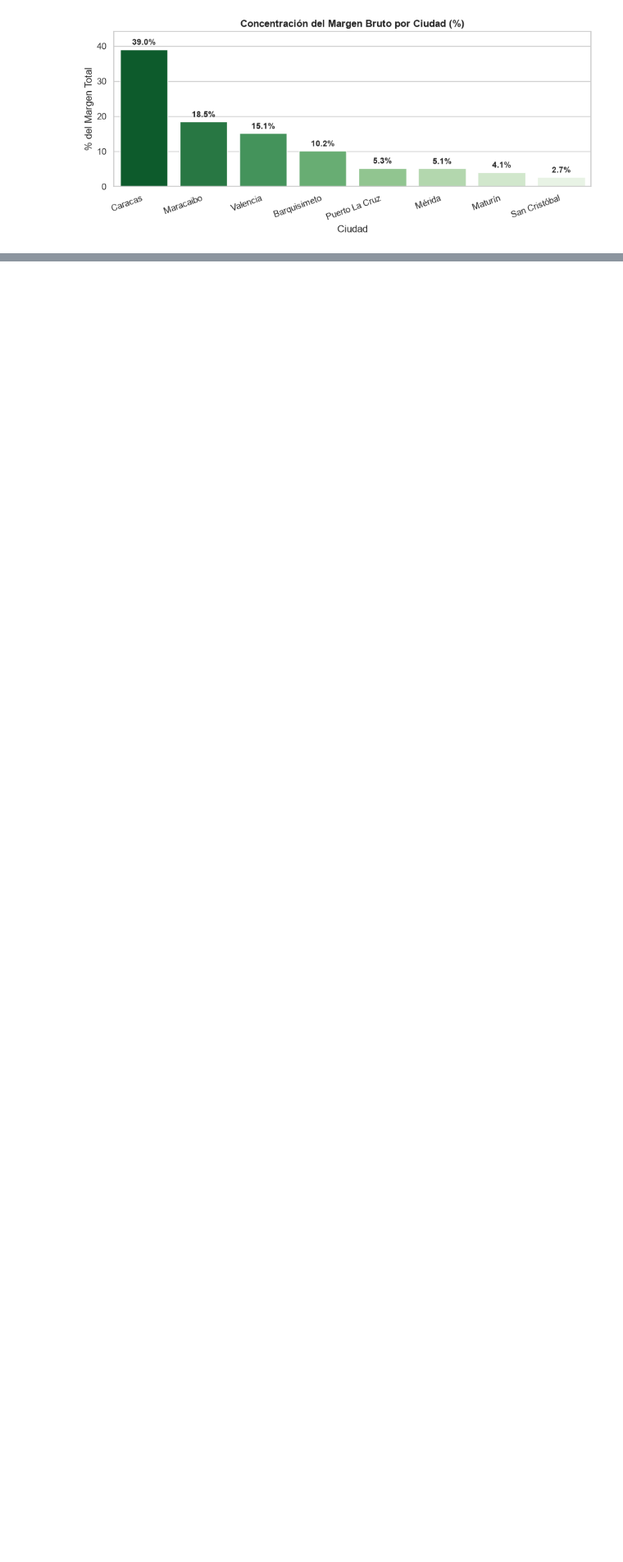
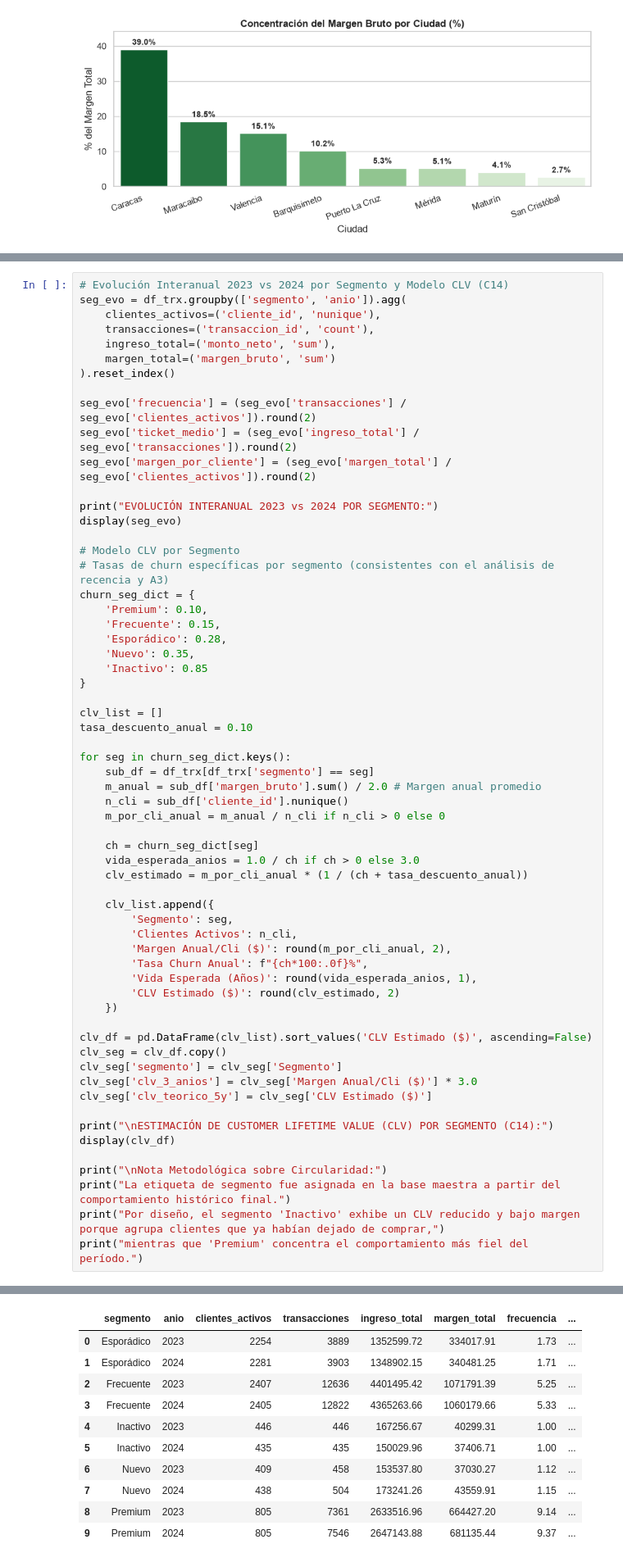
Before and after one commit to DanielAzuaje7/retailventure-intelligence, a Jupyter notebook: notebooks/02_A2_Rentabilidad.ipynb, the cells around one changed output, grey strips where cells are left out. Shown at 82% size. Saved outputs shown, nothing was run; the diff lists cells and outputs as text; blank space fills up the shorter version.

```diff
--- a/notebooks/02_A2_Rentabilidad.ipynb
+++ b/notebooks/02_A2_Rentabilidad.ipynb
@@ -372,0 +383,62 @@ clv_display.round(2)
+# %%
+# Evolución Interanual 2023 vs 2024 por Segmento y Modelo CLV (C14)
+seg_evo = df_trx.groupby(['segmento', 'anio']).agg(
+    clientes_activos=('cliente_id', 'nunique'),
+    transacciones=('transaccion_id', 'count'),
+    ingreso_total=('monto_neto', 'sum'),
+    margen_total=('margen_bruto', 'sum')
+).reset_index()
+
+seg_evo['frecuencia'] = (seg_evo['transacciones'] / seg_evo['clientes_activos']).round(2)
+seg_evo['ticket_medio'] = (seg_evo['ingreso_total'] / seg_evo['transacciones']).round(2)
+seg_evo['margen_por_cliente'] = (seg_evo['margen_total'] / seg_evo['clientes_activos']).round(2)
+
+print("EVOLUCIÓN INTERANUAL 2023 vs 2024 POR SEGMENTO:")
+display(seg_evo)
+
+# Modelo CLV por Segmento
+# Tasas de churn específicas por segmento (consistentes con el análisis de recencia y A3)
+churn_seg_dict = {
+    'Premium': 0.10,
+    'Frecuente': 0.15,
+    'Esporádico': 0.28,
+    'Nuevo': 0.35,
+    'Inactivo': 0.85
+}
+
+clv_list = []
+tasa_descuento_anual = 0.10
+
+for seg in churn_seg_dict.keys():
+    sub_df = df_trx[df_trx['segmento'] == seg]
+    m_anual = sub_df['margen_bruto'].sum() / 2.0 # Margen anual promedio
+    n_cli = sub_df['cliente_id'].nunique()
+    m_por_cli_anual = m_anual / n_cli if n_cli > 0 else 0
+
+    ch = churn_seg_dict[seg]
+    vida_esperada_anios = 1.0 / ch if ch > 0 else 3.0
+    clv_estimado = m_por_cli_anual * (1 / (ch + tasa_descuento_anual))
+
+    clv_list.append({
+        'Segmento': seg,
+        'Clientes Activos': n_cli,
+        'Margen Anual/Cli ($)': round(m_por_cli_anual, 2),
+        'Tasa Churn Anual': f"{ch*100:.0f}%",
+        'Vida Esperada (Años)': round(vida_esperada_anios, 1),
+        'CLV Estimado ($)': round(clv_estimado, 2)
+    })
+
+clv_df = pd.DataFrame(clv_list).sort_values('CLV Estimado ($)', ascending=False)
+clv_seg = clv_df.copy()
+clv_seg['segmento'] = clv_seg['Segmento']
+clv_seg['clv_3_anios'] = clv_seg['Margen Anual/Cli ($)'] * 3.0
+clv_seg['clv_teorico_5y'] = clv_seg['CLV Estimado ($)']
+
+print("\nESTIMACIÓN DE CUSTOMER LIFETIME VALUE (CLV) POR SEGMENTO (C14):")
+display(clv_df)
+
+print("\nNota Metodológica sobre Circularidad:")
+print("La etiqueta de segmento fue asignada en la base maestra a partir del comportamiento histórico final.")
+print("Por diseño, el segmento 'Inactivo' exhibe un CLV reducido y bajo margen porque agrupa clientes que ya habían dejado de comprar,")
+print("mientras que 'Premium' concentra el comportamiento más fiel del período.")
+# %% [output]
@@ -372,0 +446,11 @@ clv_display.round(2)
+|  | segmento | anio | clientes_activos | transacciones | ingreso_total | margen_total | frecuencia | ... |
+| 0 | Esporádico | 2023 | 2254 | 3889 | 1352599.72 | 334017.91 | 1.73 | ... |
+| 1 | Esporádico | 2024 | 2281 | 3903 | 1348902.15 | 340481.25 | 1.71 | ... |
+| 2 | Frecuente | 2023 | 2407 | 12636 | 4401495.42 | 1071791.39 | 5.25 | ... |
+| 3 | Frecuente | 2024 | 2405 | 12822 | 4365263.66 | 1060179.66 | 5.33 | ... |
+| 4 | Inactivo | 2023 | 446 | 446 | 167256.67 | 40299.31 | 1.00 | ... |
+| 5 | Inactivo | 2024 | 435 | 435 | 150029.96 | 37406.71 | 1.00 | ... |
+| 6 | Nuevo | 2023 | 409 | 458 | 153537.80 | 37030.27 | 1.12 | ... |
+| 7 | Nuevo | 2024 | 438 | 504 | 173241.26 | 43559.91 | 1.15 | ... |
+| 8 | Premium | 2023 | 805 | 7361 | 2633516.96 | 664427.20 | 9.14 | ... |
+| 9 | Premium | 2024 | 805 | 7546 | 2647143.88 | 681135.44 | 9.37 | ... |
```
Also changed, not shown: parts of 34 cells of this notebook, 11 other files.
